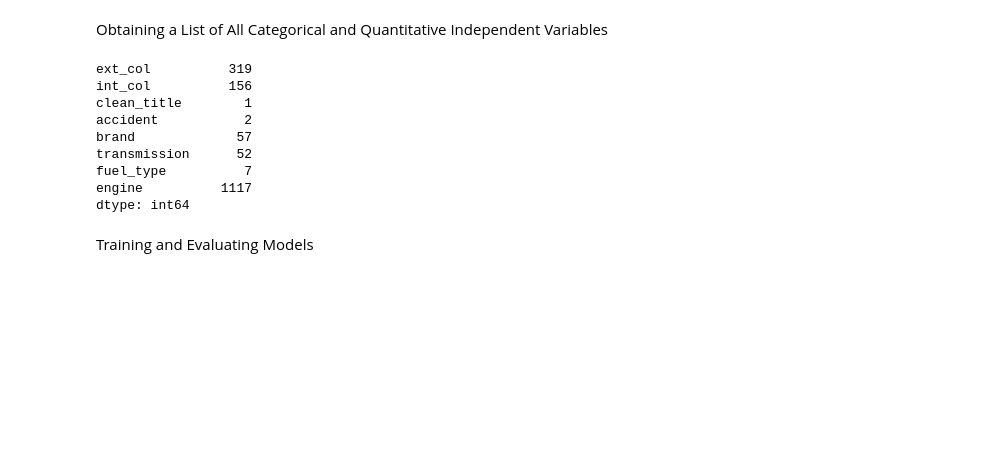
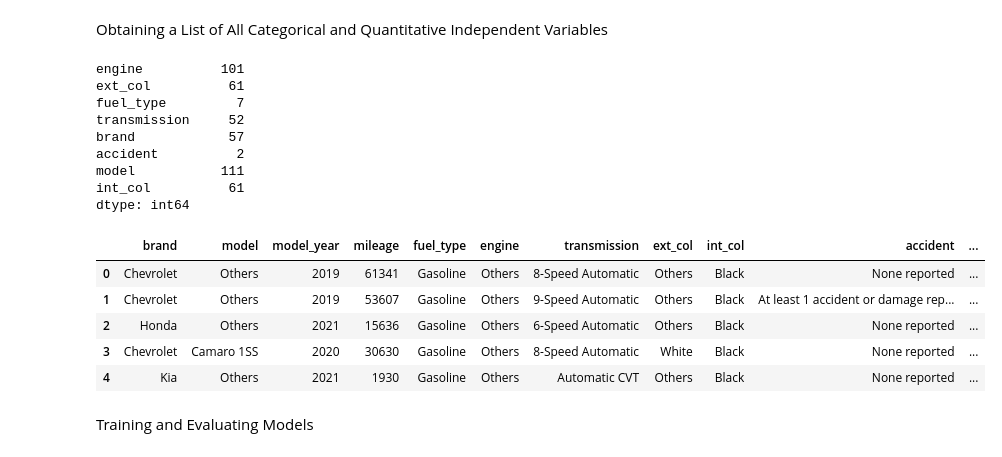
Before and after one commit to Dan23ws12/Kaggle-Competitions, a Jupyter notebook: Prediction and Testing.ipynb, the cells around one changed output. Saved outputs shown, nothing was run; the diff lists cells and outputs as text; code cells hidden in the pictures; blank space fills up the shorter version.

```diff
--- a/Prediction and Testing.ipynb
+++ b/Prediction and Testing.ipynb
@@ -15,11 +14,9 @@ from sklearn.impute import SimpleImputer
 # %% [markdown]
 Importing the Data
 # %%
-car_df = pd.read_excel("./Data/train.xlsx")
+car_df = pd.read_excel("./Data/train_reduced.xlsx")
 # %%
-#id is not useful and model has caused me too many issues
 #might reverse the removal of model variable
-car_df.drop(columns=["id", "model", "clean_title"], inplace=True)
 car_df.rename(columns={"milage":"mileage"}, inplace=True)
 # the number 2 FOR SOME REASON was found in the transmission column IN A COLUMN OF STRINGS
 car_df["transmission"] = car_df["transmission"].replace(2, "2T")
@@ -31,15 +28,24 @@ categorical_col = set(car_df.columns).difference(numerical_col.union({"price"}))
 # %%
 car_df[list(categorical_col)].nunique(dropna=True)
 # %% [output]
-ext_col          319
-int_col          156
-clean_title        1
-accident           2
-brand             57
-transmission      52
-fuel_type          7
-engine          1117
+engine          101
+ext_col          61
+fuel_type         7
+transmission     52
+brand            57
+accident          2
+model           111
+int_col          61
 dtype: int64
+# %%
+car_df.head()
+# %% [output]
+|  | brand | model | model_year | mileage | fuel_type | engine | transmission | ext_col | int_col | accident | ... |
+| 0 | Chevrolet | Others | 2019 | 61341 | Gasoline | Others | 8-Speed Automatic | Others | Black | None reported | ... |
+| 1 | Chevrolet | Others | 2019 | 53607 | Gasoline | Others | 9-Speed Automatic | Others | Black | At least 1 accident or damage rep... | ... |
+| 2 | Honda | Others | 2021 | 15636 | Gasoline | Others | 6-Speed Automatic | Others | Black | None reported | ... |
+| 3 | Chevrolet | Camaro 1SS | 2020 | 30630 | Gasoline | Others | 8-Speed Automatic | White | Black | None reported | ... |
+| 4 | Kia | Others | 2021 | 1930 | Gasoline | Others | Automatic CVT | Others | Black | None reported | ... |
 # %% [markdown]
 Training and Evaluating Models
 # %% [markdown]
```
Also changed, not shown: parts of 7 cells of this notebook, 2 other files.
